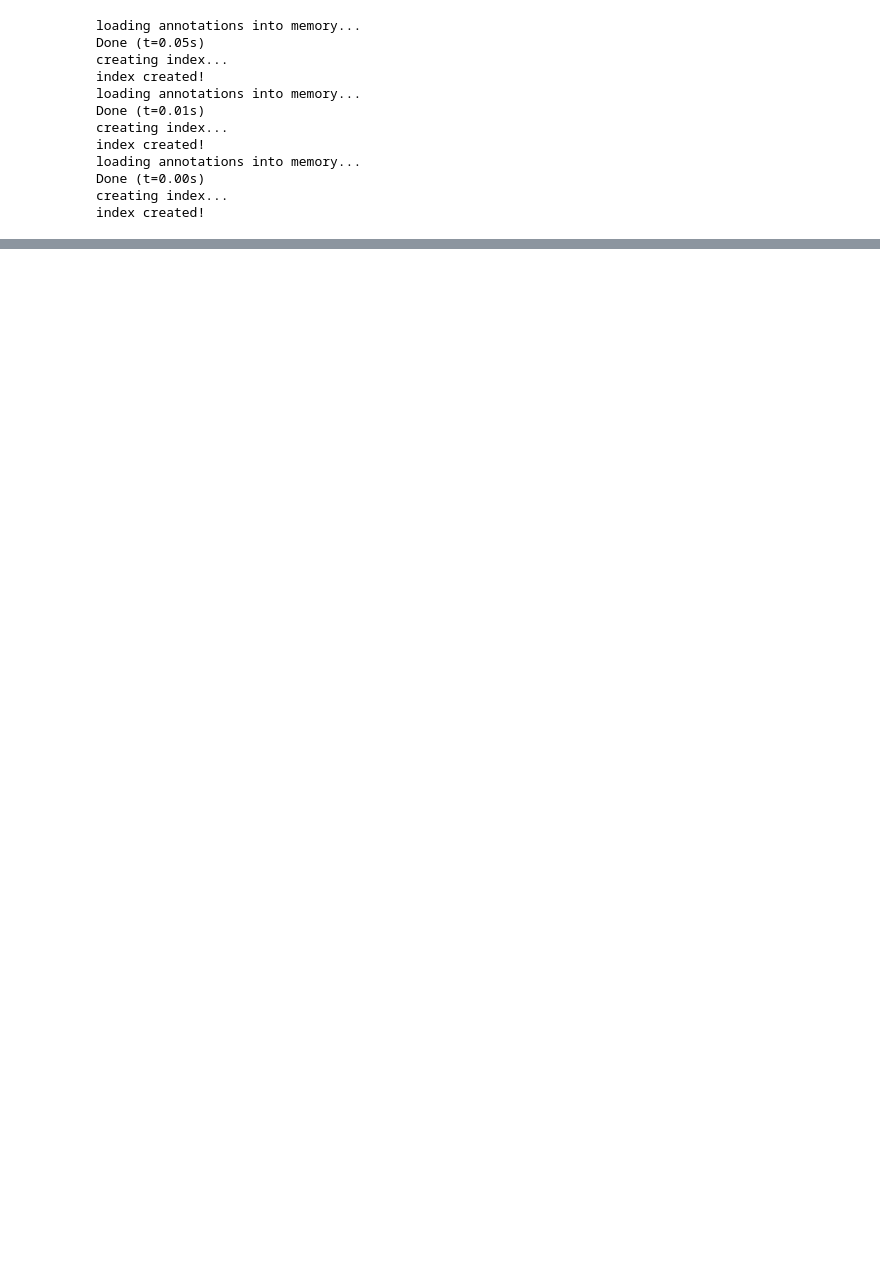
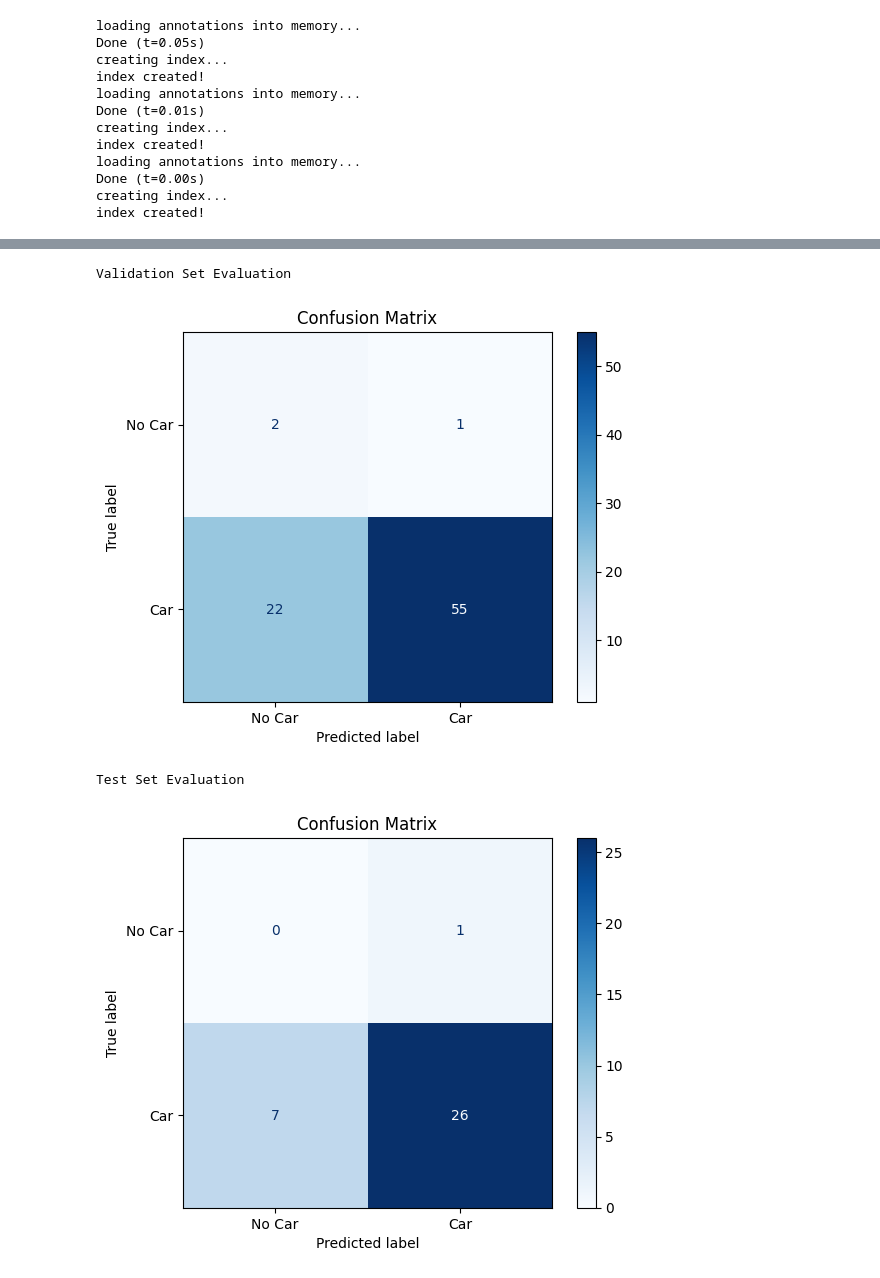
Before and after one commit to Sara-Alo/computer-vision-project-mawqif4, a Jupyter notebook: models_training/mobileNet_Farah.ipynb, the cells around one changed output, grey strips where cells are left out. Cells and saved outputs as stored; diff of their text form; code cells hidden in the pictures; blank space fills up the shorter version.

```diff
--- a/models_training/mobileNet_Farah.ipynb
+++ b/models_training/mobileNet_Farah.ipynb
@@ -154,0 +264,6 @@ for m in old_head.module_list:
+# %%
+params = [p for p in model.parameters() if p.requires_grad]
+optimizer = torch.optim.AdamW(params, lr=1e-4, weight_decay=1e-4)
+# %%
+# Reduce LR every 10 epochs by factor of 0.1
+lr_scheduler = StepLR(optimizer, step_size=10, gamma=0.1)
@@ -154,0 +311,40 @@ for m in old_head.module_list:
+# %%
+def evaluate_model(model, dataloader, device="cpu", iou_thresh=0.5, score_thresh=0.5):
+    model.eval()
+    y_true = []
+    y_pred = []
+
+    with torch.no_grad():
+        for images, targets in dataloader:
+            images = [img.to(device) for img in images]
+            outputs = model(images)
+
+            for output, target in zip(outputs, targets):
+                true_labels = target["labels"].tolist()
+                pred_labels = []
+
+                for box, score, label in zip(output["boxes"], output["scores"], output["labels"]):
+                    if score >= score_thresh:
+                        pred_labels.append(int(label.item()))
+
+                y_true.append(1 if len(true_labels) > 0 else 0)
+                y_pred.append(1 if len(pred_labels) > 0 else 0)
+
+    cm = confusion_matrix(y_true, y_pred, labels=[0, 1])
+    disp = ConfusionMatrixDisplay(cm, display_labels=["No Car", "Car"])
+    disp.plot(cmap=plt.cm.Blues)
+    plt.title("Confusion Matrix")
+    plt.show()
+
+    return cm
+# %%
+print("Validation Set Evaluation")
+cm_val = evaluate_model(model, val_loader, device="cpu")
+
+print("Test Set Evaluation")
+cm_test = evaluate_model(model, test_loader, device="cpu")
+# %% [output]
+Validation Set Evaluation
+[figure, added]
+Test Set Evaluation
+[figure, added]
```
Also changed, not shown: parts of 39 cells of this notebook.
